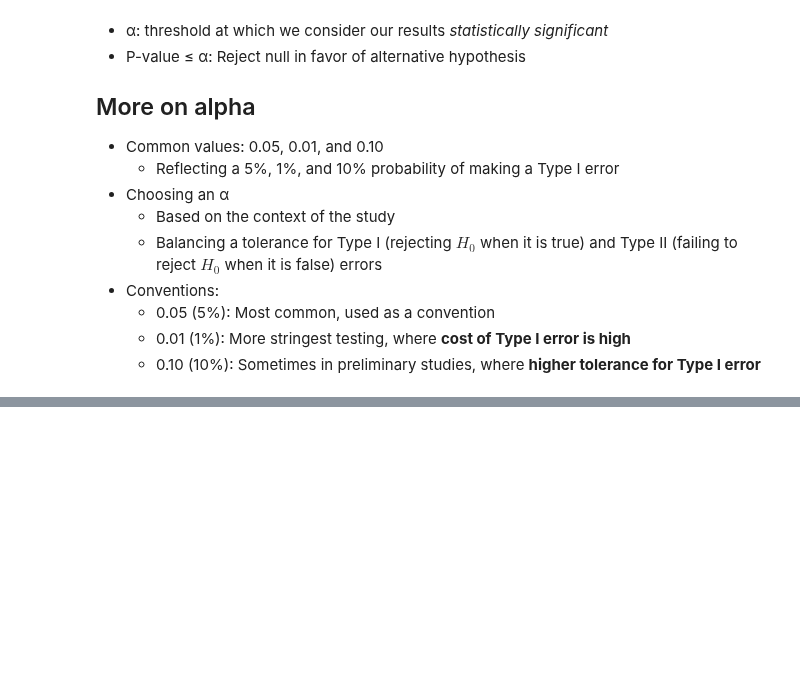
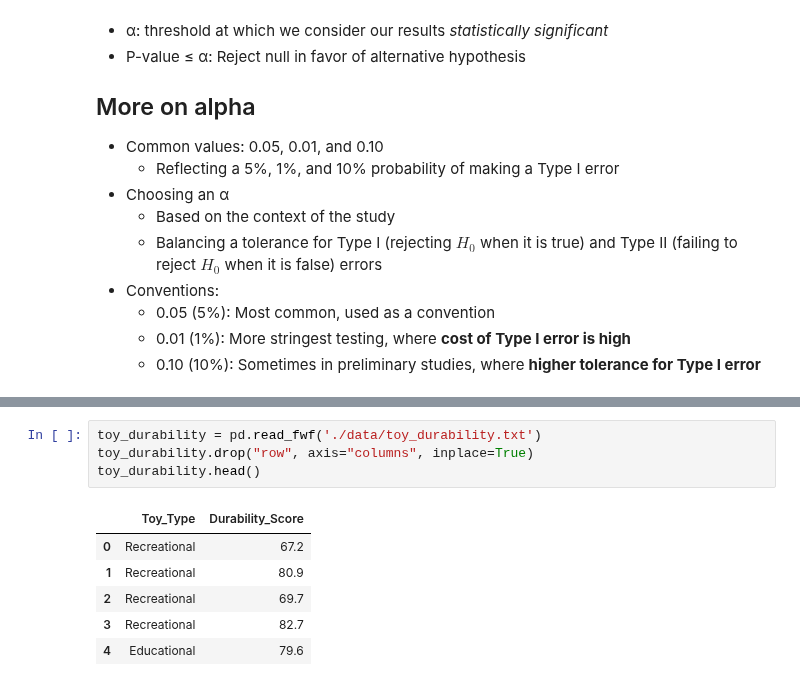
Before and after one commit to MichaelSzczepaniak/DataCamp, a Jupyter notebook: Tracks/Associate Data Scientist/30 Experimental Design in Python/ExperimentalDesignPython.ipynb, the cells around one changed output, grey strips where cells are left out. Saved outputs shown, nothing was run; the diff lists cells and outputs as text; blank space fills up the shorter version.

```diff
--- a/Tracks/Associate Data Scientist/30 Experimental Design in Python/ExperimentalDesignPython.ipynb
+++ b/Tracks/Associate Data Scientist/30 Experimental Design in Python/ExperimentalDesignPython.ipynb
@@ -745,0 +750,11 @@ CBT mean = 14.962154
+# %%
+toy_durability = pd.read_fwf('./data/toy_durability.txt')
+toy_durability.drop("row", axis="columns", inplace=True)
+toy_durability.head()
+# %% [output]
+|  | Toy_Type | Durability_Score |
+| 0 | Recreational | 67.2 |
+| 1 | Recreational | 80.9 |
+| 2 | Recreational | 69.7 |
+| 3 | Recreational | 82.7 |
+| 4 | Educational | 79.6 |
```
Also changed, not shown: parts of 12 cells of this notebook.
